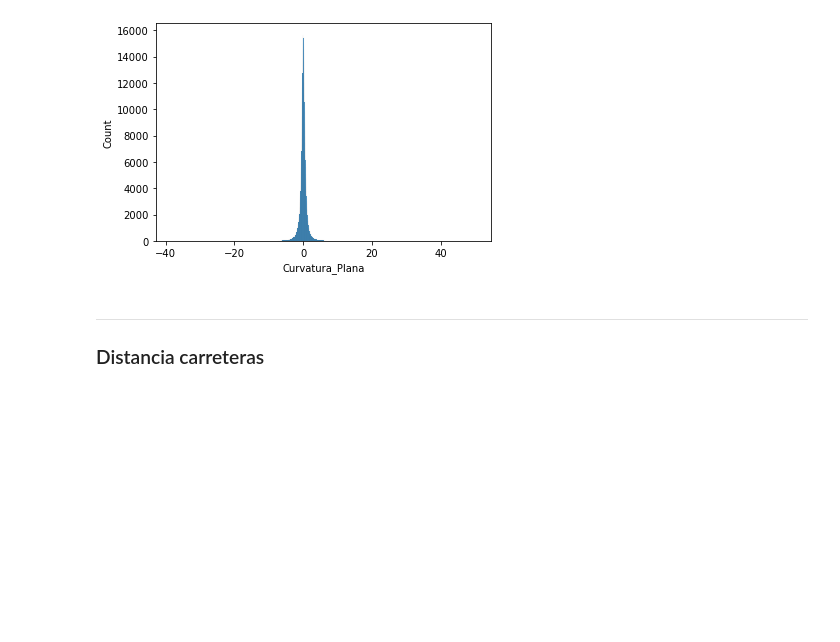
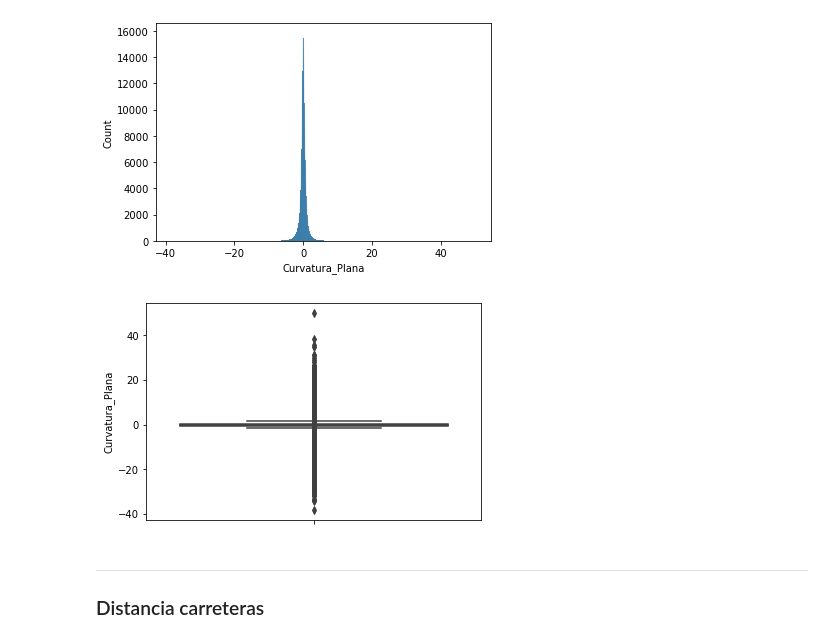
Before and after one commit to ajgm0018/Carcavas_uja, a Jupyter notebook: Berrueco_descriptivo_con_manipulacion.ipynb, the cells around one changed output. Cells and saved outputs as stored; diff of their text form; code cells hidden in the pictures; blank space fills up the shorter version.

```diff
--- a/Berrueco_descriptivo_con_manipulacion.ipynb
+++ b/Berrueco_descriptivo_con_manipulacion.ipynb
@@ -284,6 +292,11 @@ sns.histplot(data=datos, x="Curvatura_Plana")
 plt.show()
 # %% [output]
 [figure]
+# %%
+sns.boxplot( y=datos["Curvatura_Plana"] );
+plt.show()
+# %% [output]
+[figure, added]
 # %% [markdown]
 <hr>
 <h3>Distancia carreteras</h3>
```
Also changed, not shown: parts of 30 cells of this notebook, 3 other files.
